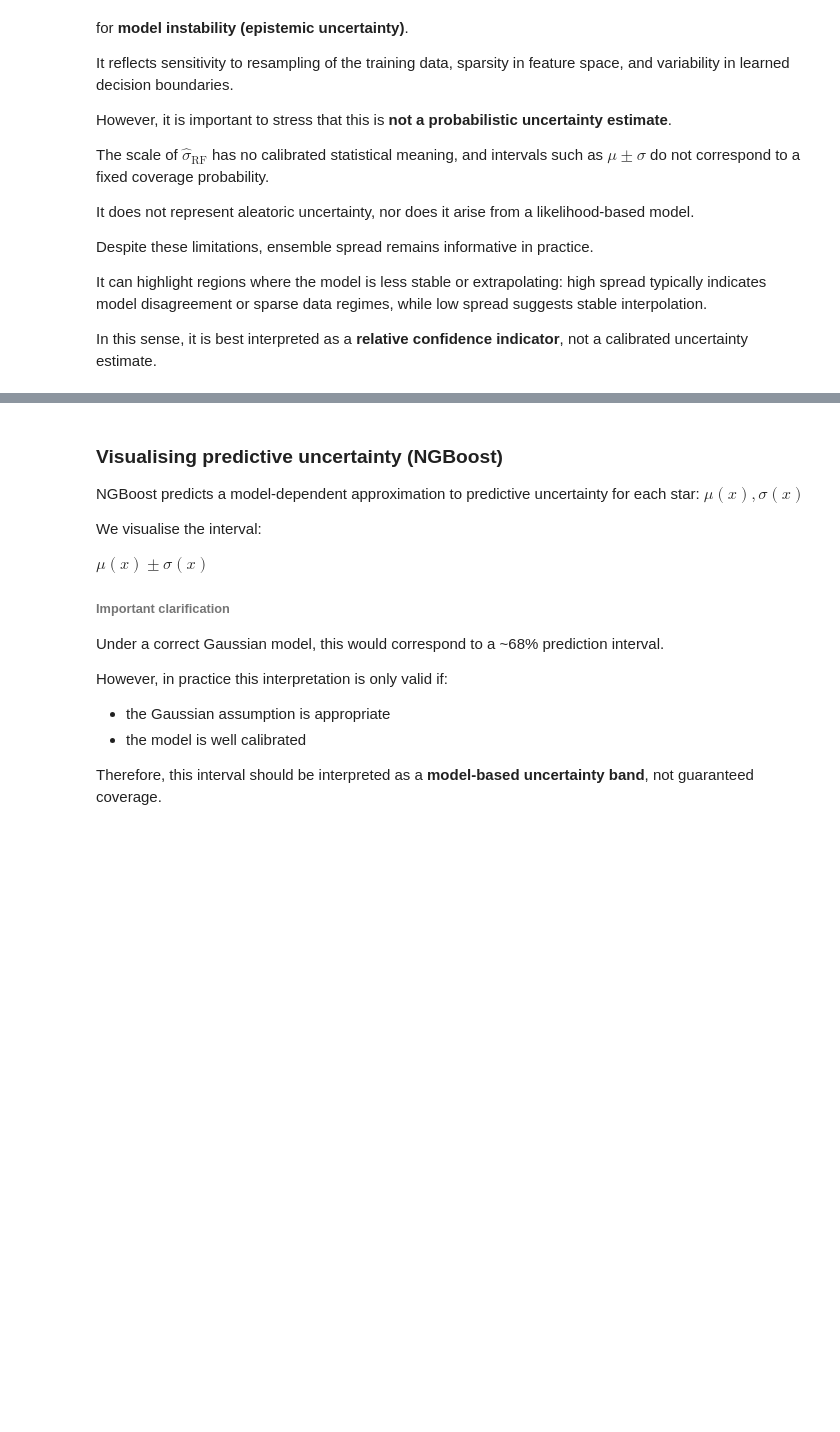
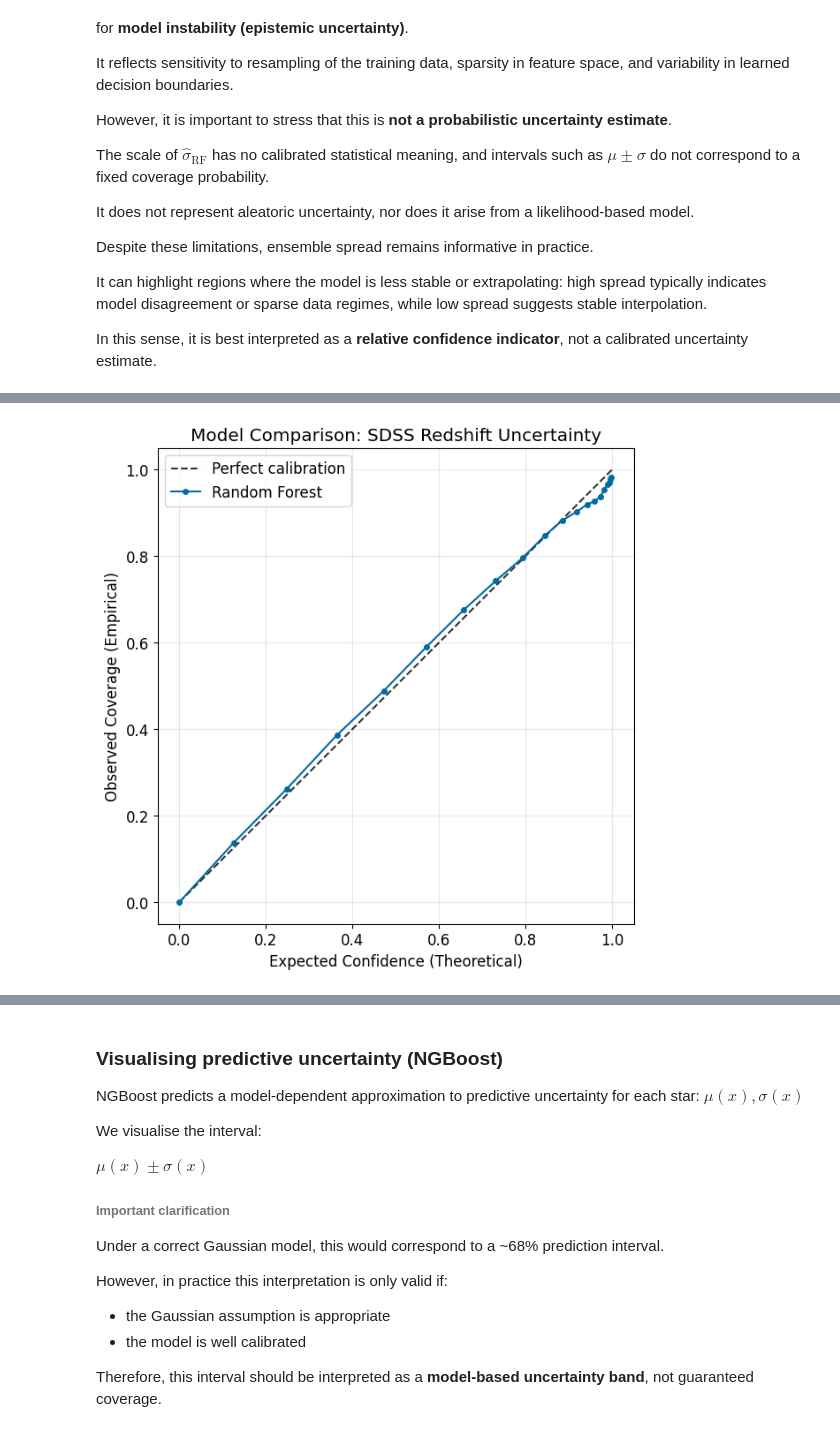
Before and after one commit to marco-celoria/ML4Astrophysics, a Jupyter notebook: lectures/notebook_3.ipynb, the cells around one changed output, grey strips where cells are left out. Cells and saved outputs as stored; diff of their text form; code cells hidden in the pictures; blank space fills up the shorter version.

```diff
--- a/lectures/notebook_3.ipynb
+++ b/lectures/notebook_3.ipynb
@@ -615,7 +546,7 @@ rf = RandomForestRegressor(
     n_jobs=-1
 )
 
-rf.fit(X_train, y_train, sample_weight=w_train)
+rf.fit(X_train, y_train)
 
 rf_mean_pred_test = rf.predict(X_test)
 
@@ -854,3 +766,9 @@ reliability_diagram(
+# %%
+rf_theo, rf_emp = get_calibration_metrics(y_test, rf_mean_pred_test, rf_std_pred_test)
+comparison_dict = {"Random Forest": (rf_theo, rf_emp ),}
+plot_reliability_diagram(comparison_dict, title="Model Comparison: SDSS Redshift Uncertainty")
+# %% [output]
+[figure, added]
 # %% [markdown]
 ## Probabilistic regression with NGBoost
 
```
Also changed, not shown: parts of 39 cells of this notebook, 4 other files.
